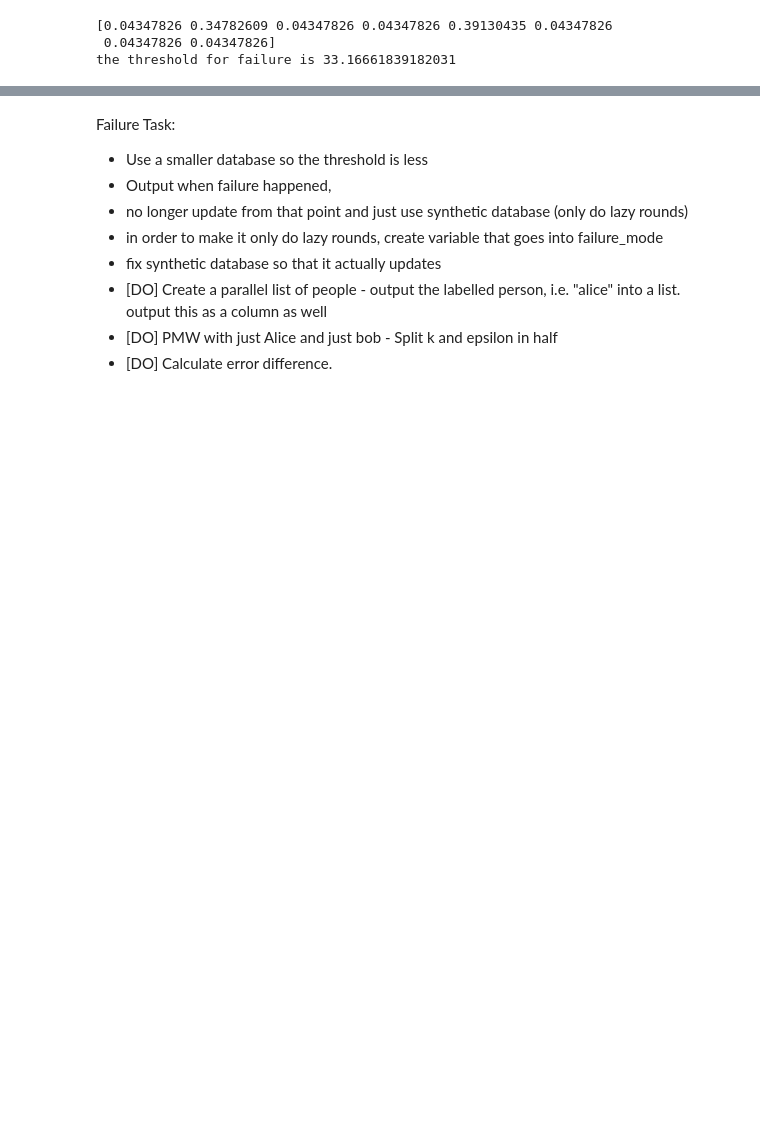
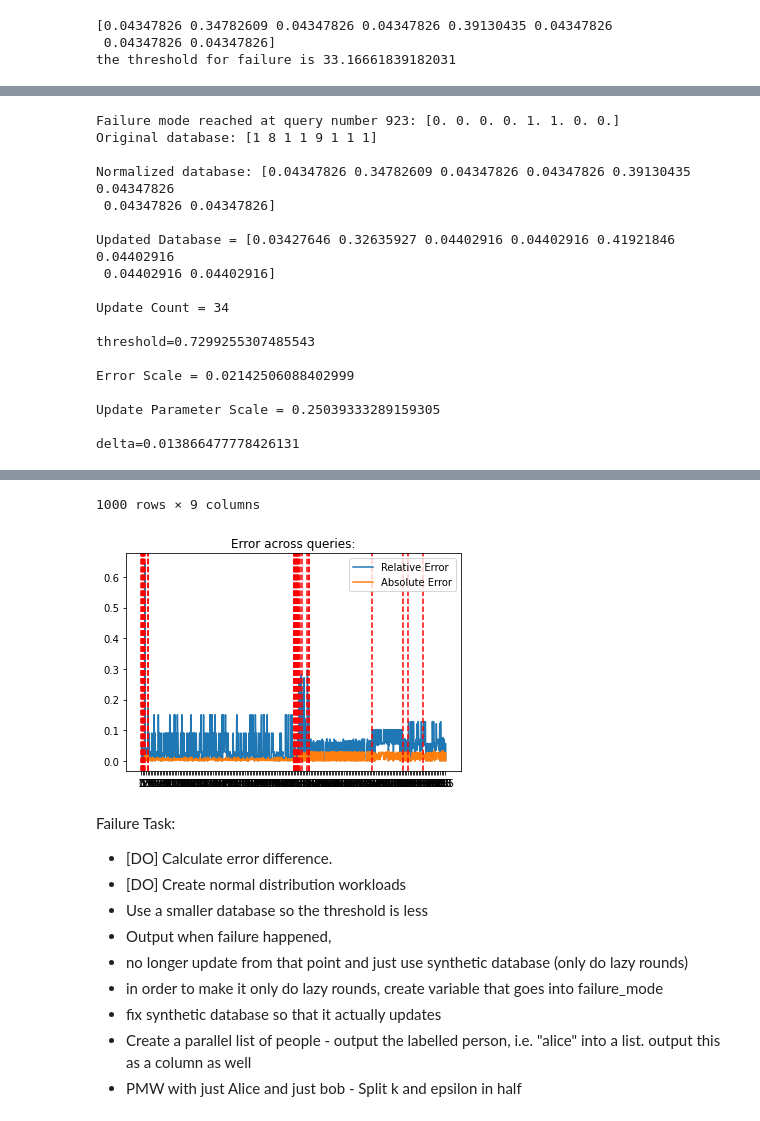
Before and after one commit to yikai-wu/Multi-Analyst-DP, a Jupyter notebook: src/pmw/run_until_failure.ipynb, the cells around one changed output, grey strips where cells are left out. Cells and saved outputs as stored; diff of their text form; code cells hidden in the pictures; blank space fills up the shorter version.

```diff
--- a/src/pmw/run_until_failure.ipynb
+++ b/src/pmw/run_until_failure.ipynb
@@ -201,0 +252,23 @@ threshold=36.49627653742771
+# %%
+# alice and bob combined
+bob_labels = ['Bob'] * 500
+pmw(workload=np.vstack((alice, bob)), x=x_small, eps=500, beta=0.2, k=1000, to_return='pd', analyst_labels = alice_labels + bob_labels)
+# %% [output]
+Failure mode reached at query number 923: [0. 0. 0. 0. 1. 1. 0. 0.]
+Original database: [1 8 1 1 9 1 1 1]
+
+Normalized database: [0.04347826 0.34782609 0.04347826 0.04347826 0.39130435 0.04347826
+ 0.04347826 0.04347826]
+
+Updated Database = [0.03427646 0.32635927 0.04402916 0.04402916 0.41921846 0.04402916
+ 0.04402916 0.04402916]
+
+Update Count = 34
+
+threshold=0.7299255307485543
+
+Error Scale = 0.02142506088402999
+
+Update Parameter Scale = 0.25039333289159305
+
+delta=0.013866477778426131
@@ -202,10 +287,13 @@ threshold=36.49627653742771
+1000 rows × 9 columns
+[figure, added]
 # %% [markdown]
 Failure Task:
+- [DO] Calculate error difference.
+- [DO] Create normal distribution workloads
 - Use a smaller database so the threshold is less
 - Output when failure happened,
 - no longer update from that point and just use synthetic database (only do lazy rounds)
 - in order to make it only do lazy rounds, create variable that goes into failure_mode
 - fix synthetic database so that it actually updates
-- [DO] Create a parallel list of people - output the labelled person, i.e. "alice" into a list. output this as a column as well
-- [DO] PMW with just Alice and just bob - Split k and epsilon in half
-- [DO] Calculate error difference.
+- Create a parallel list of people - output the labelled person, i.e. "alice" into a list. output this as a column as well
+- PMW with just Alice and just bob - Split k and epsilon in half
```
Also changed, not shown: parts of 7 cells of this notebook.
